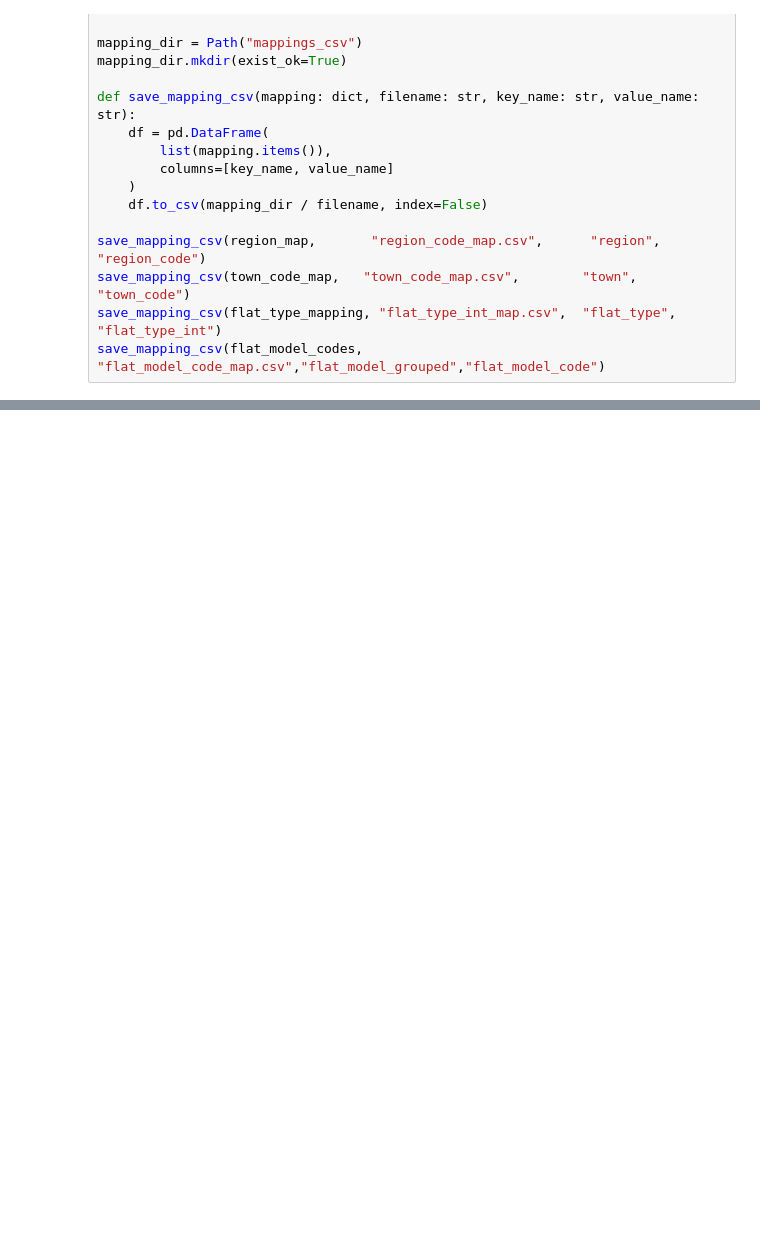
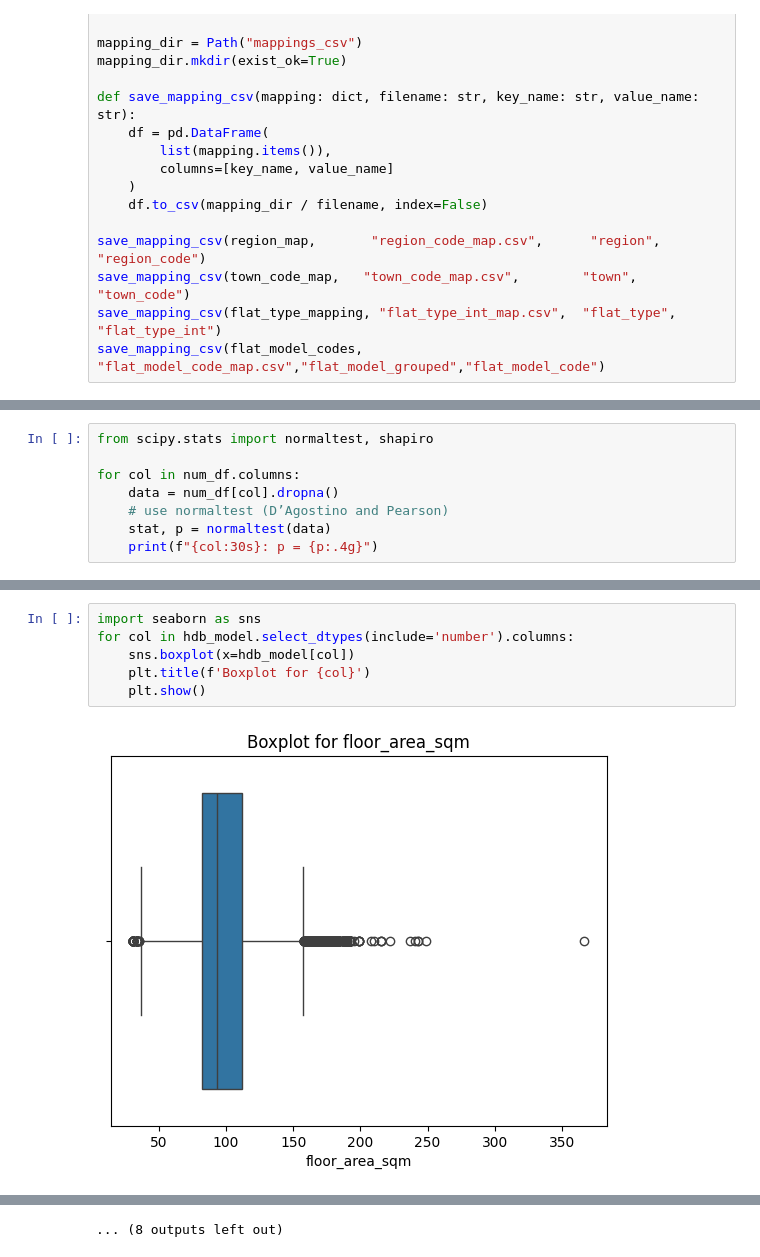
Before and after one commit to johncharles-dev/HDB-Resale-Price-Prediction-and-Recommendation, a Jupyter notebook: Model_Building/Data_preprocessing.ipynb, the cells around one changed output, grey strips where cells are left out. Cells and saved outputs as stored; diff of their text form; blank space fills up the shorter version.

```diff
--- a/Model_Building/Data_preprocessing.ipynb
+++ b/Model_Building/Data_preprocessing.ipynb
@@ -560,0 +594,8 @@ save_mapping_csv(flat_model_codes,  "flat_model_code_map.csv","flat_model_groupe
+# %%
+from scipy.stats import normaltest, shapiro
+
+for col in num_df.columns:
+    data = num_df[col].dropna()
+    # use normaltest (D’Agostino and Pearson)
+    stat, p = normaltest(data)
+    print(f"{col:30s}: p = {p:.4g}")
@@ -560,0 +668,8 @@ save_mapping_csv(flat_model_codes,  "flat_model_code_map.csv","flat_model_groupe
+# %%
+import seaborn as sns
+for col in hdb_model.select_dtypes(include='number').columns:
+    sns.boxplot(x=hdb_model[col])
+    plt.title(f'Boxplot for {col}')
+    plt.show()
+# %% [output]
+[figure, added]
@@ -560,0 +687 @@ save_mapping_csv(flat_model_codes,  "flat_model_code_map.csv","flat_model_groupe
+... (8 outputs left out)
```
Also changed, not shown: parts of 19 cells of this notebook, 2 other files.
